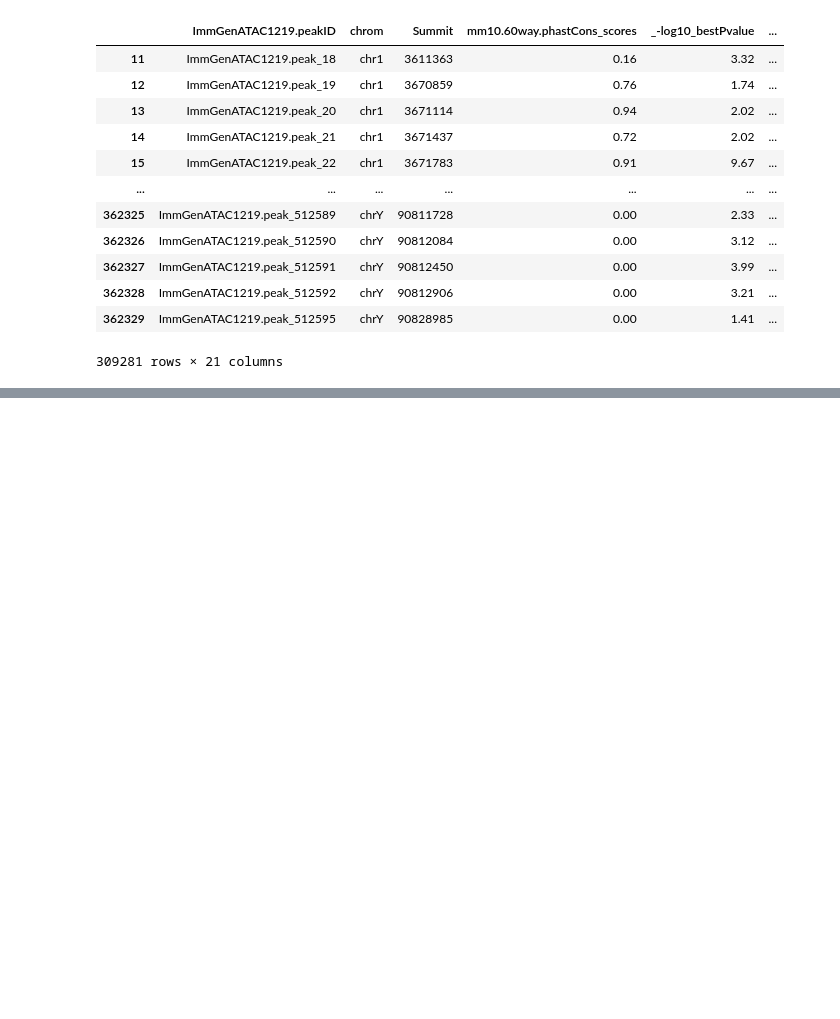
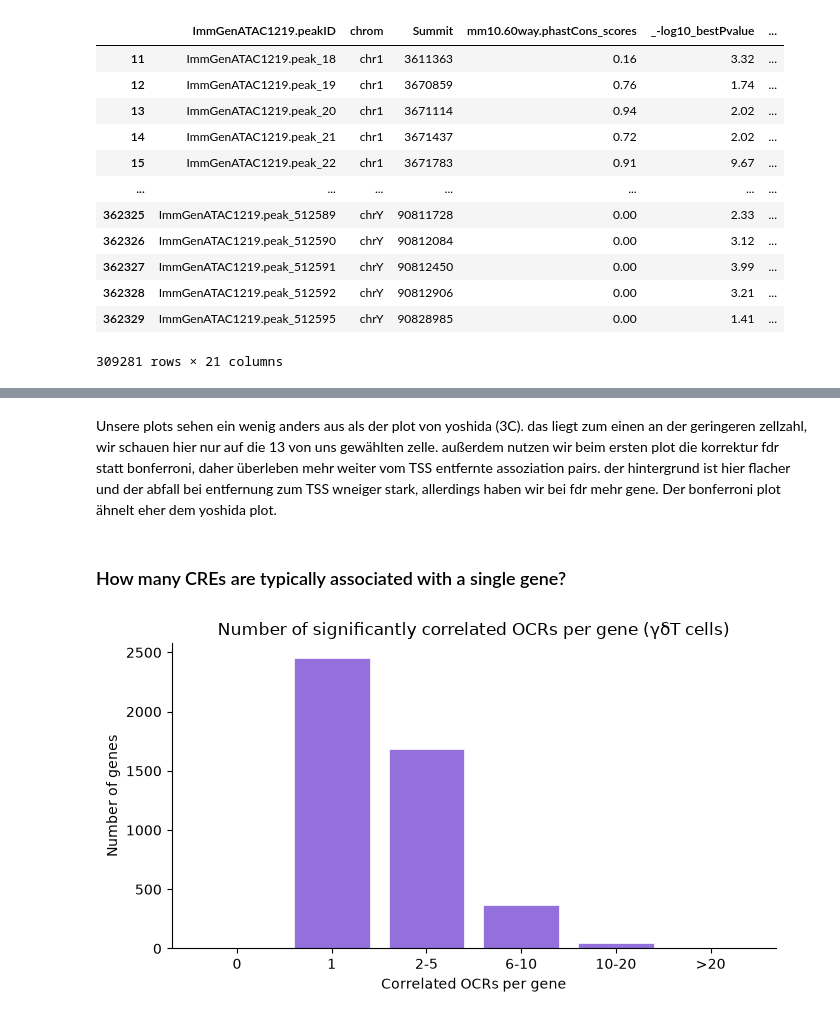
Before and after one commit to datascience-mobi-2026/topic04_team03, a Jupyter notebook: Jupyter_Lotta copy.ipynb, the cells around one changed output, grey strips where cells are left out. Drawn from its saved outputs; the diff is of its cells as text; code cells hidden in the pictures; blank space fills up the shorter version.

```diff
--- a/Jupyter_Lotta copy.ipynb
+++ b/Jupyter_Lotta copy.ipynb
@@ -467,0 +628,23 @@ results_corr.head()
+# %%
+results_corr_all = []
+
+for peak_id, row in ATAC_pfiltered[ATAC_pfiltered["genes.within.100Kb"].notna()].iterrows():
+    peak_signal = row[signal_cols_all].values.astype(float)
+    gene = row["genes.within.100Kb"]
+
+    for gene_name in str(gene).split(","):
+        gene_name = gene_name.strip()
+
+        if gene_name in RNA_seq.index:
+            gene_expr = RNA_seq.loc[gene_name, signal_cols_all].values.astype(float)
+            r, p = stats.pearsonr(peak_signal, gene_expr)
+
+            results_corr_all.append({
+                "peak_id": row["ImmGenATAC1219.peakID"],
+                "gene":    gene_name,
+                "r":       r,
+                "p_value": p
+            })
+
+results_corr_all = pd.DataFrame(results_corr_all)
+results_corr_all.to_csv('data/results_corr_all.csv', index=False)
@@ -467,0 +842,27 @@ results_corr.head()
+# %% [markdown]
+Unsere plots sehen ein wenig anders aus als der plot von yoshida (3C). das liegt zum einen an der geringeren zellzahl, wir schauen hier nur auf die 13 von uns gewählten zelle. außerdem nutzen wir beim ersten plot die korrektur fdr statt bonferroni, daher überleben mehr weiter vom TSS entfernte assoziation pairs. der hintergrund ist hier flacher und der abfall bei entfernung zum TSS wneiger stark, allerdings haben wir bei fdr mehr gene. Der bonferroni plot ähnelt eher dem yoshida plot.
+# %% [markdown]
+<h3> How many CREs are typically associated with a single gene?
+# %%
+# Anzahl OCRs pro Gen zählen
+ocrs_per_gene = corr_fdr_tgd.groupby('gene')['peak_id'].count().reset_index()
+ocrs_per_gene.columns = ['gene', 'n_ocrs']
+
+# Kategorien wie Yoshida
+bins = [0, 1, 2, 5, 10, 20, np.inf]
+labels = ['0', '1', '2-5', '6-10', '10-20', '>20']
+ocrs_per_gene['category'] = pd.cut(ocrs_per_gene['n_ocrs'], bins=bins, labels=labels, right=False)
+
+counts = ocrs_per_gene['category'].value_counts().reindex(labels)
+
+fig, ax = plt.subplots(figsize=(7, 4))
+ax.bar(labels, counts, color='mediumpurple', edgecolor='white', linewidth=0.5)
+ax.set_xlabel("Correlated OCRs per gene")
+ax.set_ylabel("Number of genes")
+ax.set_title("Number of significantly correlated OCRs per gene (γδT cells)")
+ax.spines['top'].set_visible(False)
+ax.spines['right'].set_visible(False)
+plt.tight_layout()
+plt.show()
+# %% [output]
+[figure, added]
```
Also changed, not shown: parts of 48 cells of this notebook.
